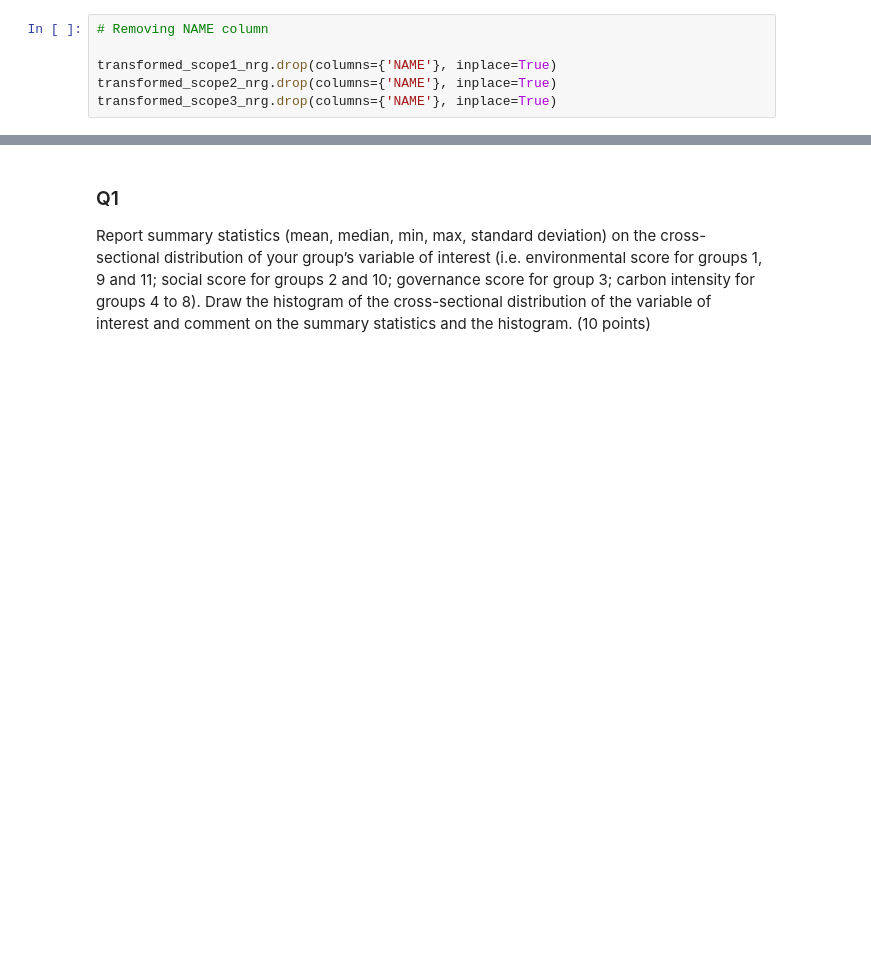
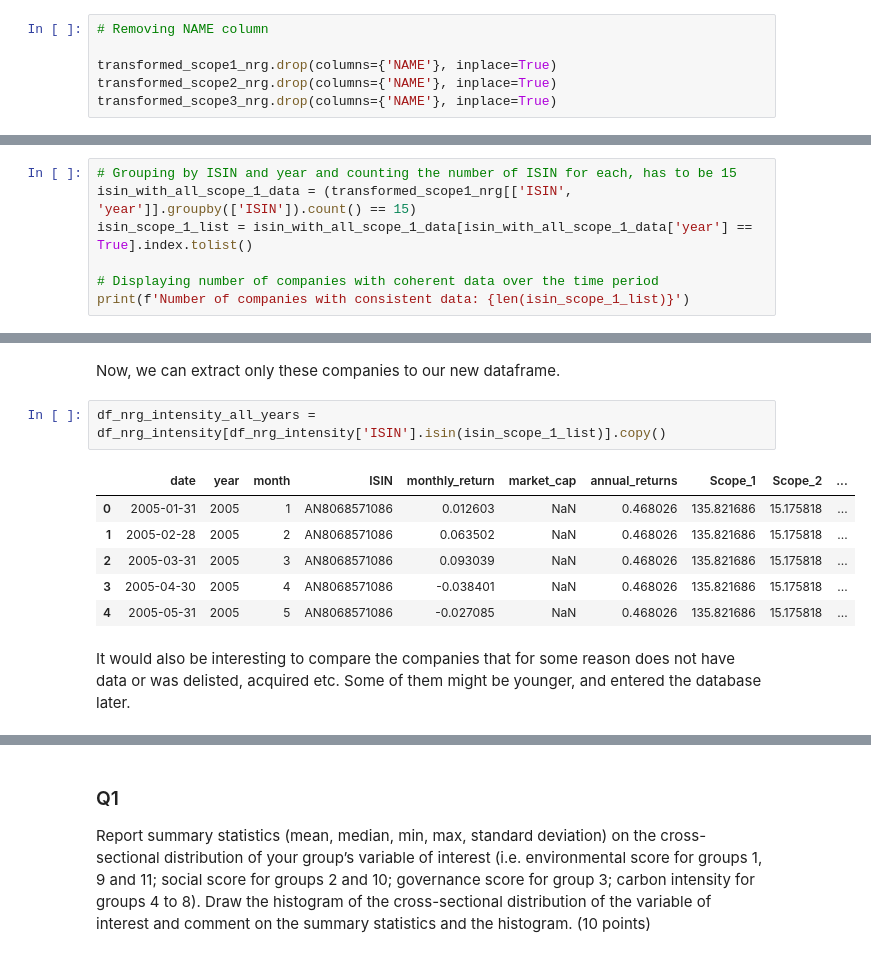
Before and after one commit to percw/Sustainable_and_Entrepreneurial_Finance, a Jupyter notebook: Assignment_2.ipynb, the cells around one changed output, grey strips where cells are left out. Saved outputs shown, nothing was run; the diff lists cells and outputs as text; blank space fills up the shorter version.

```diff
--- a/Assignment_2.ipynb
+++ b/Assignment_2.ipynb
@@ -148,0 +225,7 @@ df_nrg_intensity.head()
+# %%
+# Grouping by ISIN and year and counting the number of ISIN for each, has to be 15
+isin_with_all_scope_1_data = (transformed_scope1_nrg[['ISIN', 'year']].groupby(['ISIN']).count() == 15)
+isin_scope_1_list = isin_with_all_scope_1_data[isin_with_all_scope_1_data['year'] == True].index.tolist()
+
+# Displaying number of companies with coherent data over the time period
+print(f'Number of companies with consistent data: {len(isin_scope_1_list)}')
@@ -148,0 +253,13 @@ df_nrg_intensity.head()
+# %% [markdown]
+Now, we can extract only these companies to our new dataframe.
+# %%
+df_nrg_intensity_all_years = df_nrg_intensity[df_nrg_intensity['ISIN'].isin(isin_scope_1_list)].copy()
+# %% [output]
+|  | date | year | month | ISIN | monthly_return | market_cap | annual_returns | Scope_1 | Scope_2 | ... |
+| 0 | 2005-01-31 | 2005 | 1 | AN8068571086 | 0.012603 | NaN | 0.468026 | 135.821686 | 15.175818 | ... |
+| 1 | 2005-02-28 | 2005 | 2 | AN8068571086 | 0.063502 | NaN | 0.468026 | 135.821686 | 15.175818 | ... |
+| 2 | 2005-03-31 | 2005 | 3 | AN8068571086 | 0.093039 | NaN | 0.468026 | 135.821686 | 15.175818 | ... |
+| 3 | 2005-04-30 | 2005 | 4 | AN8068571086 | -0.038401 | NaN | 0.468026 | 135.821686 | 15.175818 | ... |
+| 4 | 2005-05-31 | 2005 | 5 | AN8068571086 | -0.027085 | NaN | 0.468026 | 135.821686 | 15.175818 | ... |
+# %% [markdown]
+It would also be interesting to compare the companies that for some reason does not have data or was delisted, acquired etc. Some of them might be younger, and entered the database later.
```
Also changed, not shown: parts of 22 cells of this notebook, 2 other files.
